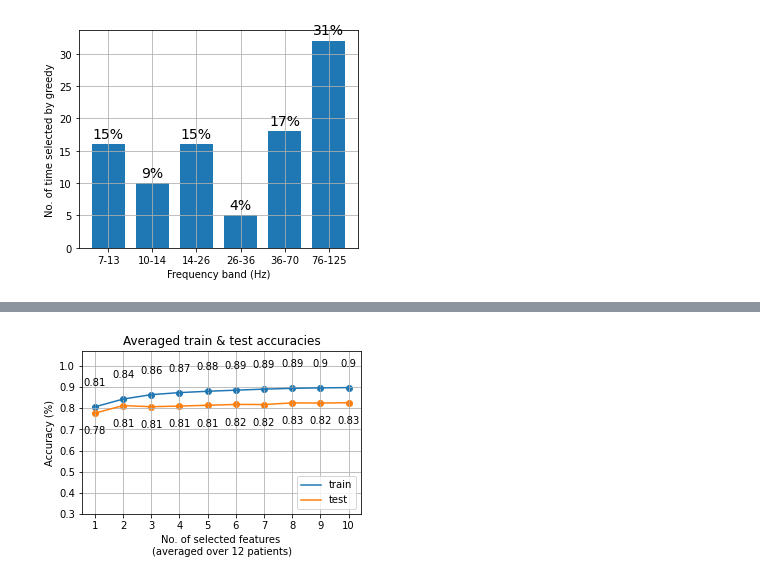
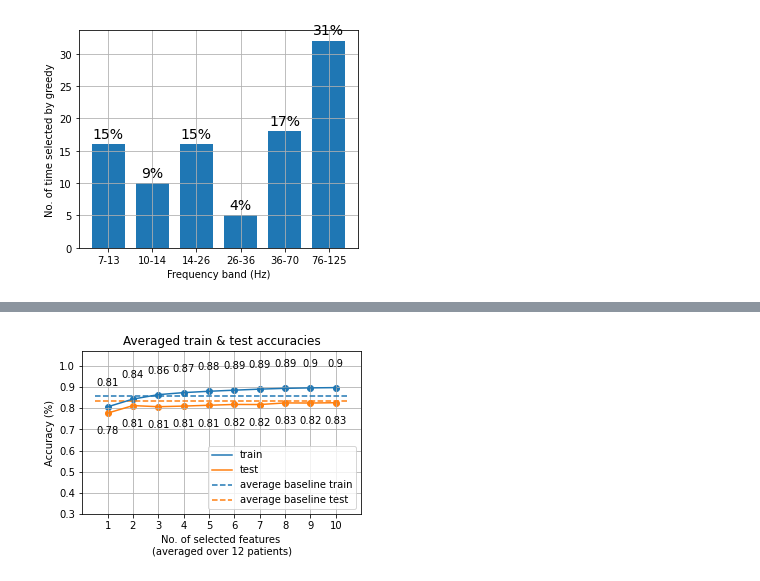
Before and after one commit to ungzs1/ecog_decoder, a Jupyter notebook: analysis/move_vs_rest/inspect_results.ipynb, the cells around one changed output, grey strips where cells are left out. Cells and saved outputs as stored; diff of their text form; code cells hidden in the pictures.

```diff
--- a/analysis/move_vs_rest/inspect_results.ipynb
+++ b/analysis/move_vs_rest/inspect_results.ipynb
@@ -147,24 +244,28 @@ plt.show()
 [16 10 16  5 18 32]
 [figure]
 # %%
-for patient in pats:
+for i, patient in enumerate(pats):
     greedy = res[patient]['greedy']
 
-    fig = plt.figure(figsize=(5,3))
+    fig, ax = plt.subplots(figsize=(5,3))
 
-    plt.scatter(np.arange(len(greedy[0])), greedy[0])
-    plt.plot(greedy[0], label='train')
+    ax.scatter(np.arange(len(greedy[0])), greedy[0])
+    ax.plot(greedy[0], label='train')
 
-    plt.scatter(np.arange(len(greedy[0])), greedy[1])
-    plt.plot(greedy[1], label='test')
+    ax.scatter(np.arange(len(greedy[0])), greedy[1])
+    ax.plot(greedy[1], label='test')
 
-    plt.legend()
+    ax.hlines(0.01*baseline_all["train"][i], 0-1, len(greedy[0]), linestyle='dashed', label='baseline train', colors='C0')
+    ax.hlines(0.01*baseline_all["test"][i], 0-1, len(greedy[0]), linestyle='dashed', label='baseline test', colors='C1')
+    print(baseline_all["train"][i])
+
+    ax.legend()
     plt.ylim((0.3, 1))
     plt.title('patient: {}'.format(patient))
     plt.xlabel('No. of selected features')
     plt.ylabel('Accuracy (%)')
 
-    plt.grid()
+    ax.grid()
     plt.savefig('figs/del/{}_greedy.png'.format(patient))
     plt.show()
 # %% [output]
@@ -190,44 +292,46 @@ for patient in pats:
     greedy_train_temp = greedy[0]
     greedy_test_temp = greedy[1]
 
     while len(greedy[0]) < 10:
         greedy_train_temp.append(greedy_train_temp[-1])
         greedy_test_temp.append(greedy_test_temp[-1])
 
     sum_accs_train.append(greedy_train_temp)
     sum_accs_test.append(greedy_test_temp)
 
 accs_train = np.mean(np.asarray(sum_accs_train), axis=0)
 accs_test = np.mean(np.asarray(sum_accs_test), axis=0)
 
 
-fig = plt.figure(figsize=(5,3))
+fig, ax = plt.subplots(figsize=(5,3))
 
-plt.scatter(np.arange(len(greedy[0])), accs_train)
-plt.plot(accs_train, label='train')
+ax.scatter(np.arange(len(greedy[0])), accs_train)
+ax.plot(accs_train, label='train')
 
-plt.scatter(np.arange(len(greedy[0])), accs_test)
-plt.plot(accs_test, label='test')
+ax.scatter(np.arange(len(greedy[0])), accs_test)
+ax.plot(accs_test, label='test')
 
 for i, data in enumerate(accs_train):
-    plt.text(x=i , y=data+0.1 , s=str(np.round(data, 2)) , fontdict=dict(fontsize=10), ha='center')
+    ax.text(x=i , y=data+0.1 , s=str(np.round(data, 2)) , fontdict=dict(fontsize=10), ha='center')
 
 for i, data in enumerate(accs_test):
-    plt.text(x=i , y=data-0.1 , s=str(np.round(data, 2)) , fontdict=dict(fontsize=10), ha='center')
+    ax.text(x=i , y=data-0.1 , s=str(np.round(data, 2)) , fontdict=dict(fontsize=10), ha='center')
 
+ax.hlines(0.01*np.mean(np.asarray(baseline_all["train"])), -.5, 9.5, linestyle='dashed', label='average baseline train', colors='C0')
+ax.hlines(0.01*np.mean(np.asarray(baseline_all["test"])), -.5, 9.5, linestyle='dashed', label='average baseline test', colors='C1')
 
-plt.legend(loc=4)
+ax.legend(loc=4)
 plt.ylim((0.3, 1.07))
 plt.xticks(np.arange(len(accs_test)), labels=np.arange(1, len(accs_test)+1, 1))
 plt.title('Averaged train & test accuracies')
 plt.xlabel('No. of selected features \n(averaged over 12 patients)')
 plt.ylabel('Accuracy (%)')
 
-plt.grid()
-#plt.savefig('figs/avg_greedy')
+ax.grid()
+plt.savefig('figs/avg_greedy')
 plt.show()
 # %% [output]
-[figure, old version]
+[figure, new version]
 # %%
 np.mean(np.asarray(res_ht))
 # %% [output]
```
Also changed, not shown: parts of 9 cells of this notebook.
